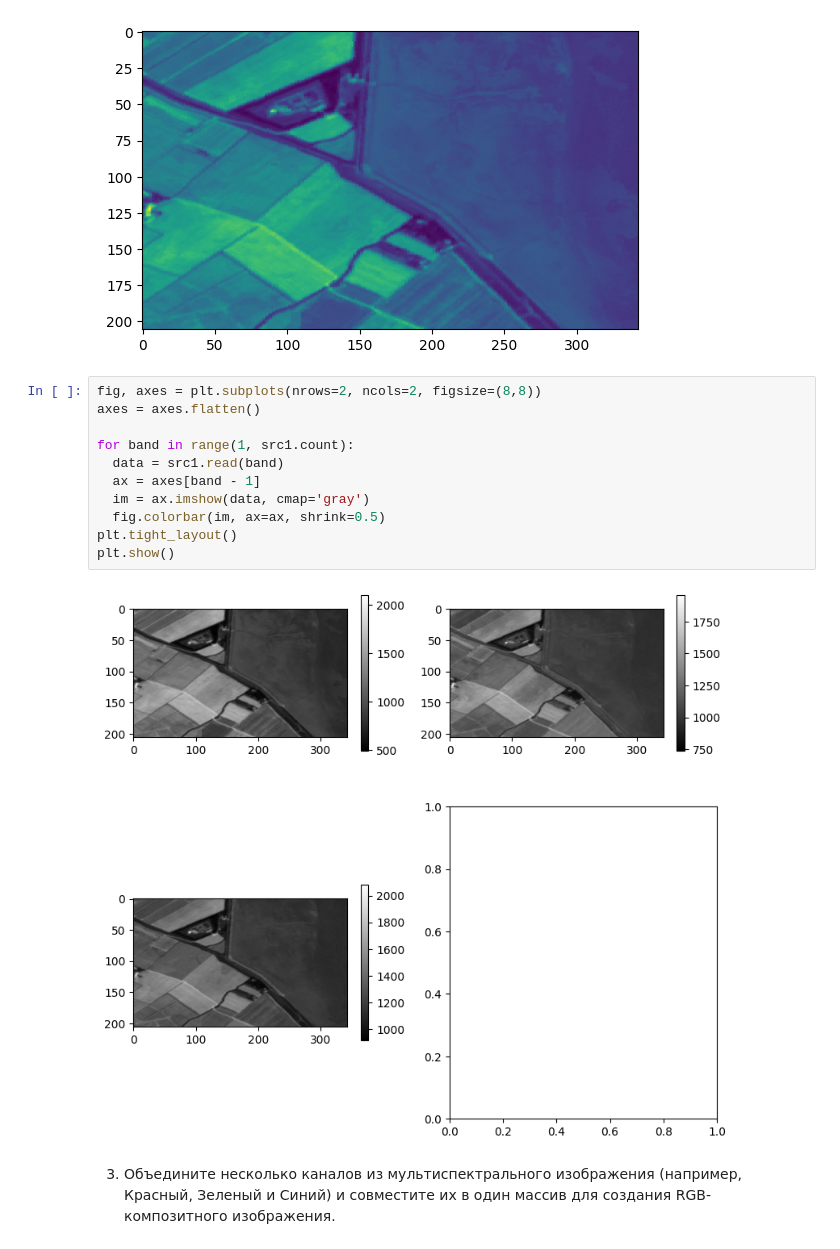
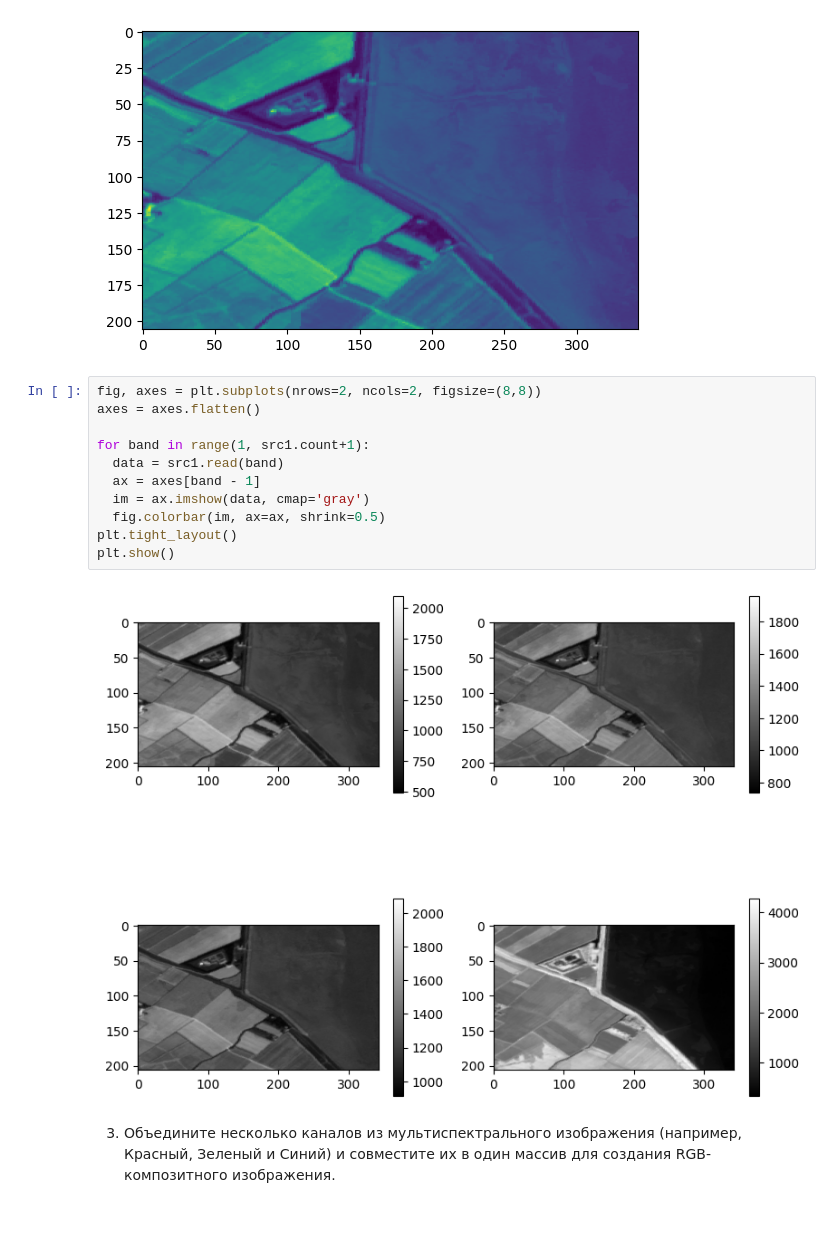
Before and after one commit to ilyak0n/image_processing, a Jupyter notebook: Практическая_работа_№4._Работа_с_растровыми_данными_в_Rasterio.ipynb, the cells around one changed output. Cells and saved outputs as stored; diff of their text form; blank space fills up the shorter version.

```diff
--- a/Практическая_работа_№4._Работа_с_растровыми_данными_в_Rasterio.ipynb
+++ b/Практическая_работа_№4._Работа_с_растровыми_данными_в_Rasterio.ipynb
@@ -82,16 +82,16 @@ WARNING:rasterio._env:CPLE_AppDefined in cog.tif: TIFFReadDirectory:Sum of Photo
 # %%
 fig, axes = plt.subplots(nrows=2, ncols=2, figsize=(8,8))
 axes = axes.flatten()
 
-for band in range(1, src1.count):
+for band in range(1, src1.count+1):
   data = src1.read(band)
   ax = axes[band - 1]
   im = ax.imshow(data, cmap='gray')
   fig.colorbar(im, ax=ax, shrink=0.5)
 plt.tight_layout()
 plt.show()
 # %% [output]
-[figure, old version]
+[figure, new version]
 # %% [markdown]
 3. Объедините несколько каналов из мультиспектрального изображения (например, Красный, Зеленый и Синий) и совместите их в один массив для создания RGB-композитного изображения.
 # %% [markdown]
```
Also changed, not shown: parts of 20 cells of this notebook.
